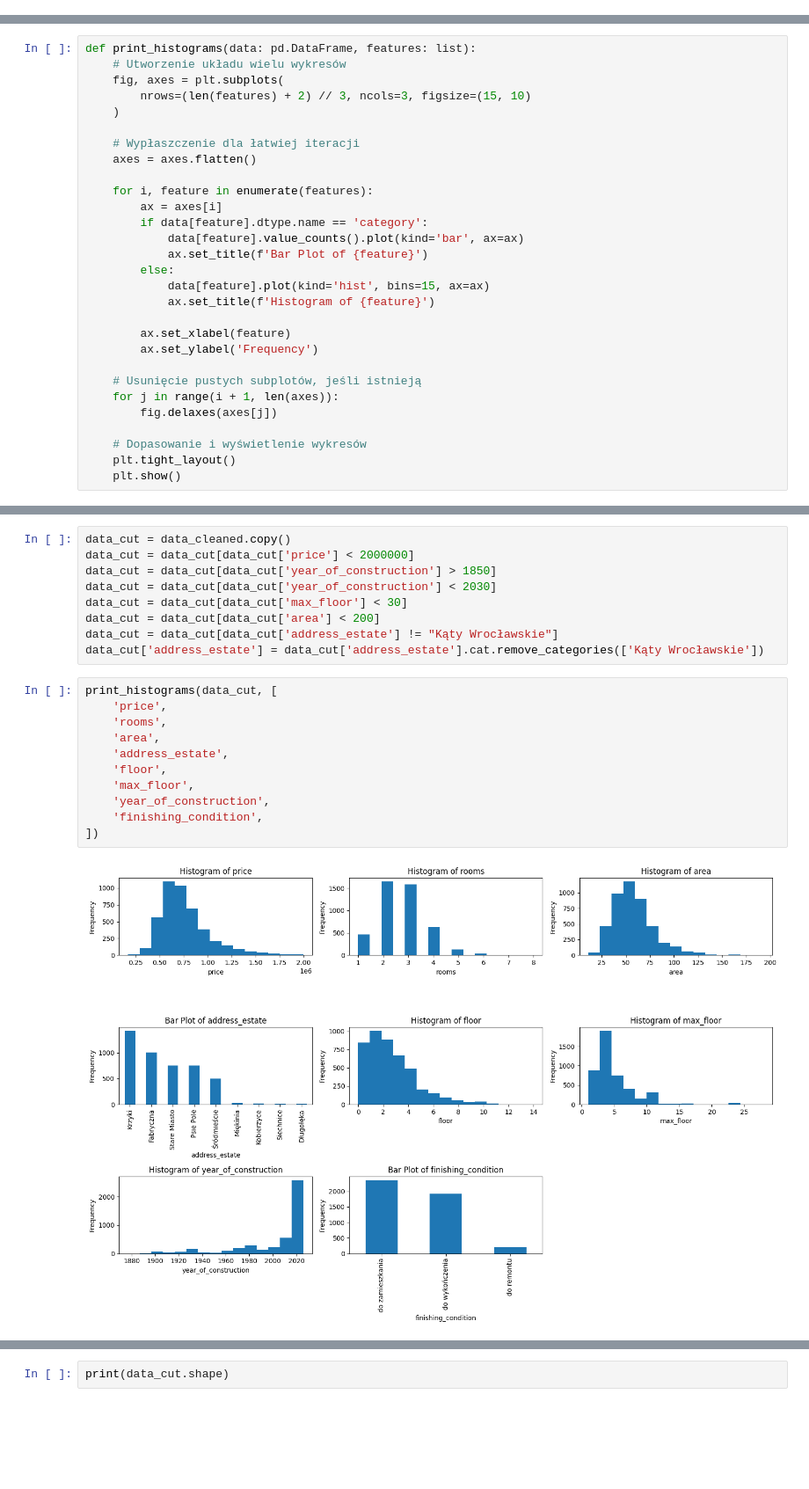
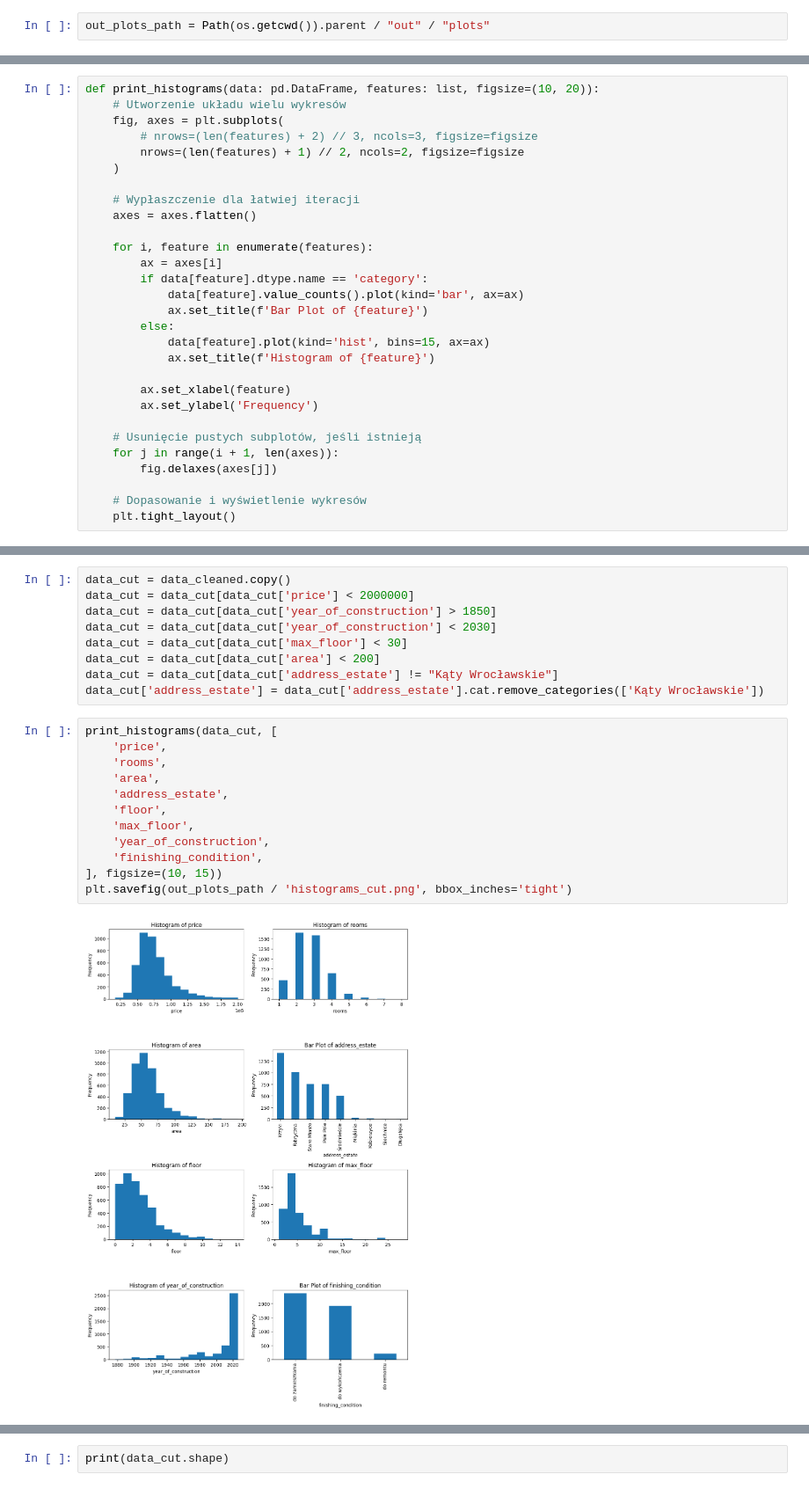
Before and after one commit to stepkos/real-estate-price-valuation, a Jupyter notebook: ml/wro_price_valuation.ipynb, the cells around one changed output, grey strips where cells are left out. Shown: that part at 88% size. Drawn from its saved outputs; the diff is of its cells as text; blank space fills up the shorter version.

```diff
--- a/ml/wro_price_valuation.ipynb
+++ b/ml/wro_price_valuation.ipynb
@@ -9 +12,3 @@ import matplotlib.pyplot as plt
+# %%
+out_plots_path = Path(os.getcwd()).parent / "out" / "plots"
 # %% [markdown]
@@ -191,8 +177,9 @@ data_cleaned['is_elevator'] = data_cleaned['is_elevator'].astype('category')
 # %%
-def print_histograms(data: pd.DataFrame, features: list):
+def print_histograms(data: pd.DataFrame, features: list, figsize=(10, 20)):
     # Utworzenie układu wielu wykresów
     fig, axes = plt.subplots(
-        nrows=(len(features) + 2) // 3, ncols=3, figsize=(15, 10)
+        # nrows=(len(features) + 2) // 3, ncols=3, figsize=figsize
+        nrows=(len(features) + 1) // 2, ncols=2, figsize=figsize
     )
 
     # Wypłaszczenie dla łatwiej iteracji
@@ -216,6 +203,5 @@ def print_histograms(data: pd.DataFrame, features: list):
 
     # Dopasowanie i wyświetlenie wykresów
     plt.tight_layout()
-    plt.show()
 # %%
 print_histograms(data_cleaned, features_and_target)
@@ -250,16 +237,17 @@ data_cut['address_estate'] = data_cut['address_estate'].cat.remove_categories(['
 # %%
 print_histograms(data_cut, [
     'price',
     'rooms',
     'area',
     'address_estate',
     'floor',
     'max_floor',
     'year_of_construction',
     'finishing_condition',
-])
+], figsize=(10, 15))
+plt.savefig(out_plots_path / 'histograms_cut.png', bbox_inches='tight')
 # %% [output]
-[figure, old version]
+[figure, new version]
 # %%
 average_prices = data_cut.groupby('address_estate')['price'].mean().reset_index()
 
```
Also changed, not shown: parts of 41 cells of this notebook, 1 other file.
